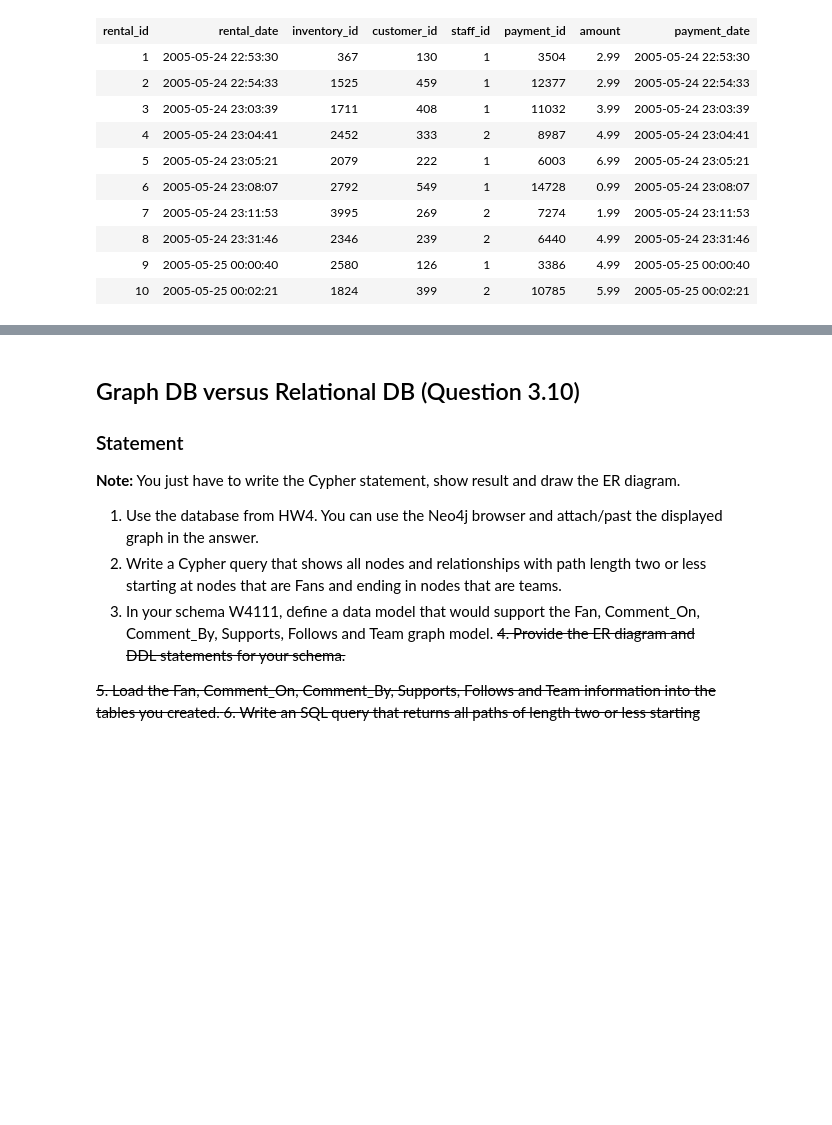
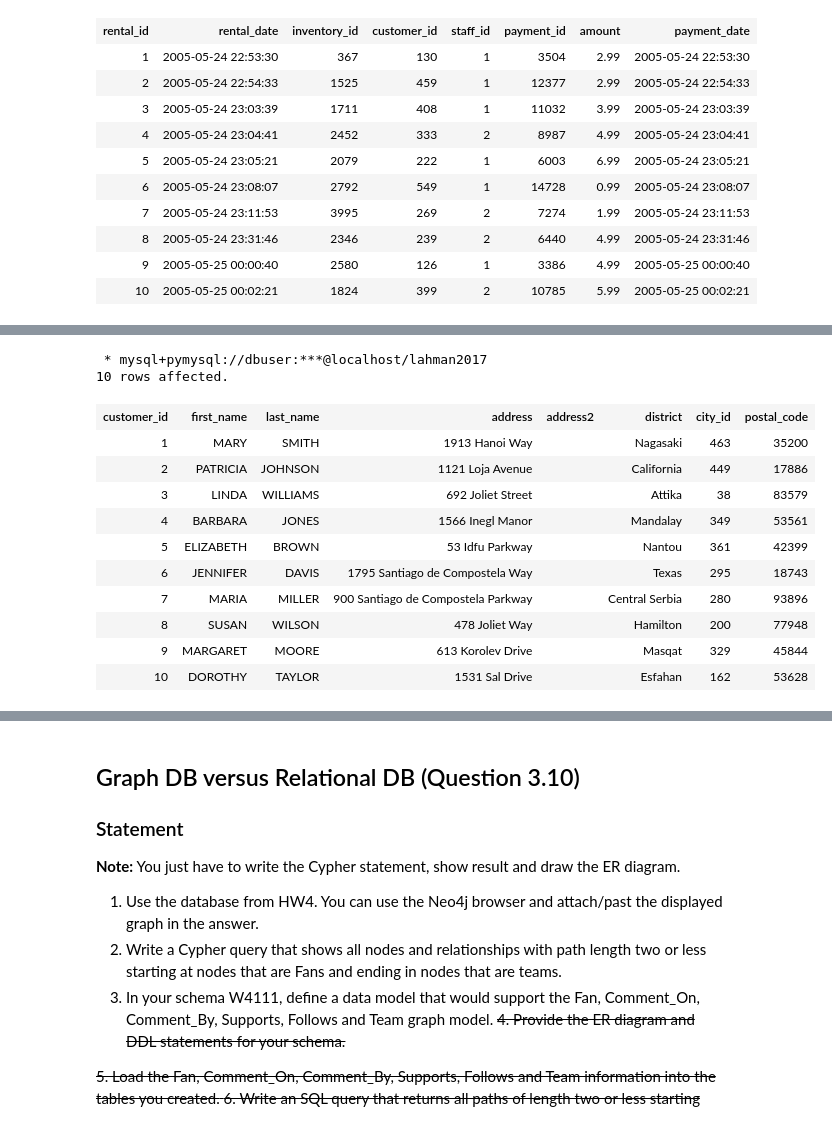
Before and after one commit to jingxixu/COMSW4111-Database, a Jupyter notebook: final/final-w4111-fall-2018-v1-public.ipynb, the cells around one changed output, grey strips where cells are left out. Drawn from its saved outputs; the diff is of its cells as text; code cells hidden in the pictures; blank space fills up the shorter version.

```diff
--- a/final/final-w4111-fall-2018-v1-public.ipynb
+++ b/final/final-w4111-fall-2018-v1-public.ipynb
@@ -1893,0 +1959,18 @@ Your tasks:
+# %%
+%sql select customer_id, first_name, last_name, address.address, address.address2, district, city_id, postal_code \
+from customer join address on customer.address_id=address.address_id \
+limit 10
+# %% [output]
+ * mysql+pymysql://dbuser:***@localhost/lahman2017
+10 rows affected.
+| customer_id | first_name | last_name | address | address2 | district | city_id | postal_code |
+| 1 | MARY | SMITH | 1913 Hanoi Way |  | Nagasaki | 463 | 35200 |
+| 2 | PATRICIA | JOHNSON | 1121 Loja Avenue |  | California | 449 | 17886 |
+| 3 | LINDA | WILLIAMS | 692 Joliet Street |  | Attika | 38 | 83579 |
+| 4 | BARBARA | JONES | 1566 Inegl Manor |  | Mandalay | 349 | 53561 |
+| 5 | ELIZABETH | BROWN | 53 Idfu Parkway |  | Nantou | 361 | 42399 |
+| 6 | JENNIFER | DAVIS | 1795 Santiago de Compostela Way |  | Texas | 295 | 18743 |
+| 7 | MARIA | MILLER | 900 Santiago de Compostela Parkway |  | Central Serbia | 280 | 93896 |
+| 8 | SUSAN | WILSON | 478 Joliet Way |  | Hamilton | 200 | 77948 |
+| 9 | MARGARET | MOORE | 613 Korolev Drive |  | Masqat | 329 | 45844 |
+| 10 | DOROTHY | TAYLOR | 1531 Sal Drive |  | Esfahan | 162 | 53628 |
```
Also changed, not shown: parts of 33 cells of this notebook.
